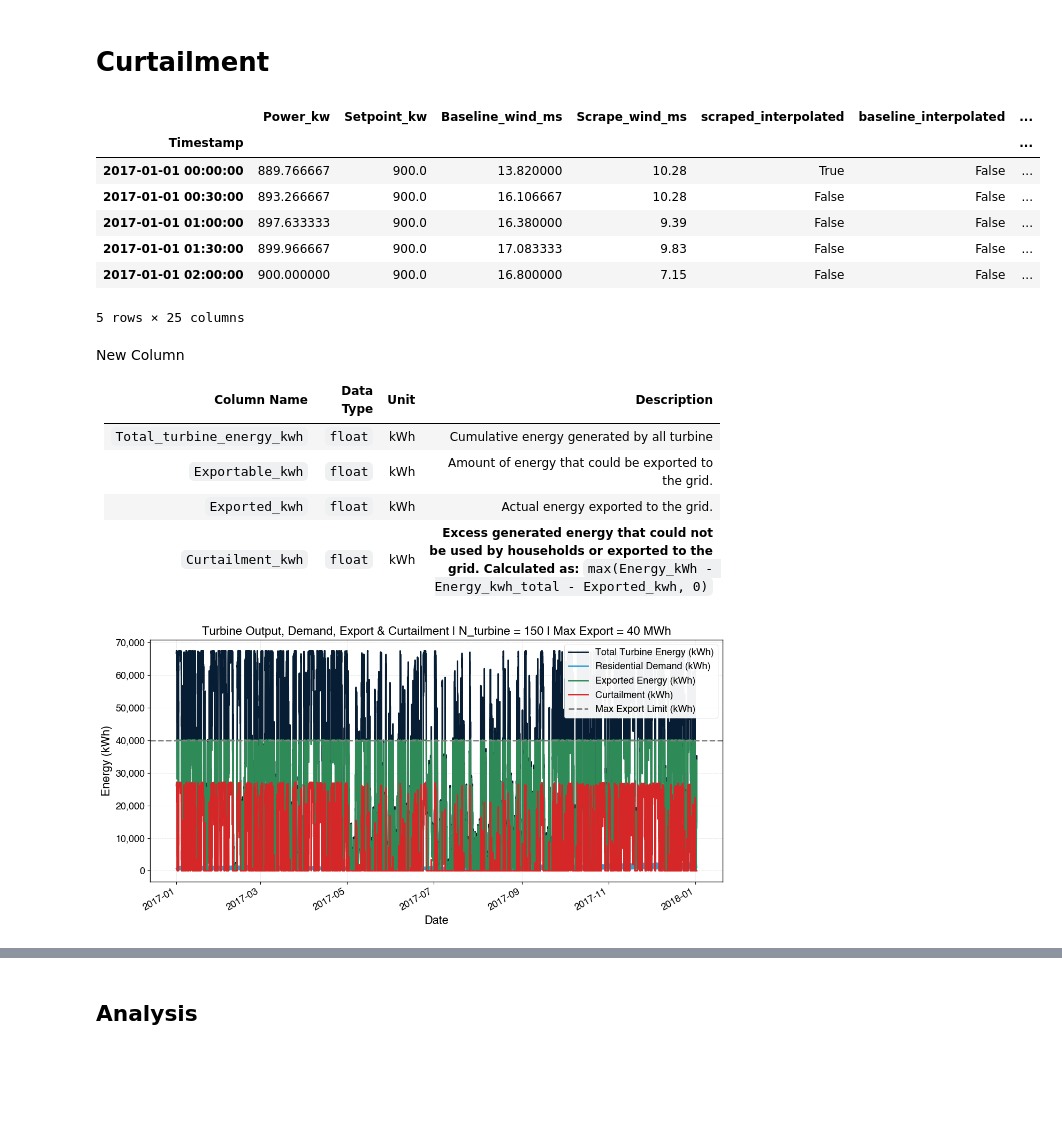
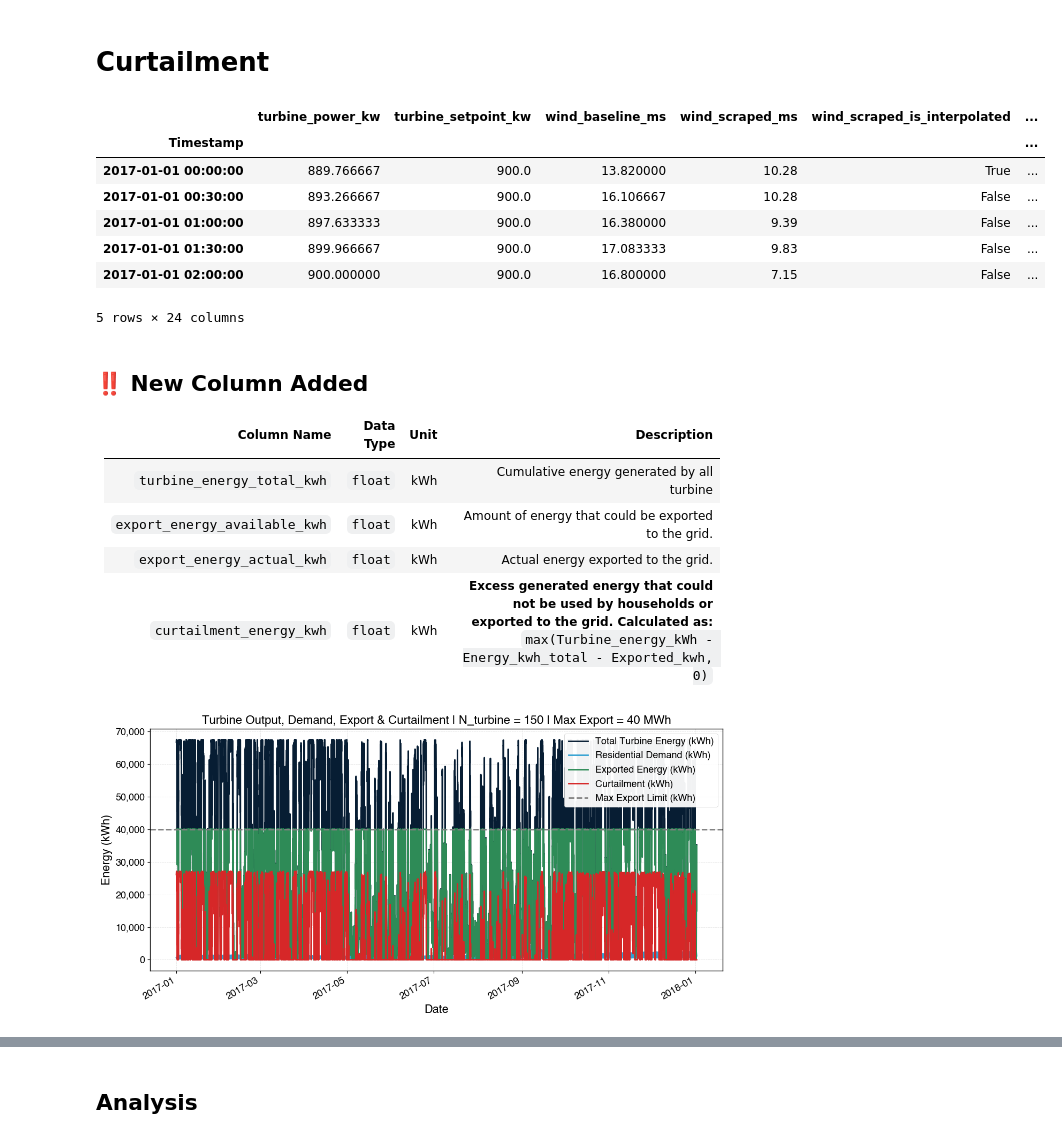
Before and after one commit to ryanabsar/AIB-Capstone-Project, a Jupyter notebook: 02_notebooks/95_Curtailment_Analysis.ipynb, the cells around one changed output, grey strips where cells are left out. Cells and saved outputs as stored; diff of their text form; code cells hidden in the pictures; blank space fills up the shorter version.

```diff
--- a/02_notebooks/95_Curtailment_Analysis.ipynb
+++ b/02_notebooks/95_Curtailment_Analysis.ipynb
@@ -49,8 +50,9 @@ SCRIPTS_PATH = PROJECT_ROOT / '03_scripts'
 # %%
 # Load turbine telemetry dataset
 ts_tt = pd.read_csv(PROCESSED_DATASET_PATH / '250411_turbine_telemetry_dataset_v1.csv', index_col=0)
+
+# set NaN values in Turbine_power_kw and Turbine_energy_kWh to 0
+ts_tt['turbine_power_kw'] = ts_tt['turbine_power_kw'].fillna(0)
+ts_tt['turbine_energy_kwh'] = ts_tt['turbine_energy_kwh'].fillna(0)
+
 ts_tt.head()
-
-# set NaN values in Final_power_kw and Energy_kWh to 0
-ts_tt['Final_power_kw'] = ts_tt['Final_power_kw'].fillna(0)
-ts_tt['Energy_kWh'] = ts_tt['Energy_kwh'].fillna(0)
@@ -77,8 +105,7 @@ ts_combined = ts_tt.merge(
     ts_rd,
     how='inner',
     left_index=True,
-    right_index=True,
-    suffixes=('_tt', '_rd')
+    right_index=True
 )
 
 ts_combined.index = pd.to_datetime(ts_combined.index)
@@ -97,43 +123,43 @@ ts_combined.head()
 # %%
 N_turbine = 150
 Max_export = 40 # MWh
 Max_export_kwh = Max_export * 1000 # kWh
 
-ts_combined['Total_turbine_energy_kwh'] = ts_combined['Energy_kwh'] * N_turbine
+ts_combined['turbine_energy_total_kwh'] = ts_combined['turbine_energy_kwh'] * N_turbine
 
-ts_combined['Exportable_kwh'] = (ts_combined['Total_turbine_energy_kwh'] - ts_combined['Energy_kwh_total']).clip(lower=0)
+ts_combined['export_energy_available_kwh'] = (ts_combined['turbine_energy_total_kwh'] - ts_combined['turbine_energy_kwh']).clip(lower=0)
 
-ts_combined['Exported_kwh'] = ts_combined['Exportable_kwh'].clip(upper=Max_export_kwh)
+ts_combined['export_energy_actual_kwh'] = ts_combined['export_energy_available_kwh'].clip(upper=Max_export_kwh)
 
-ts_combined['Curtailment_kwh'] = (ts_combined['Total_turbine_energy_kwh'] - ts_combined['Energy_kwh_total'] - ts_combined['Exported_kwh']).clip(lower=0)
+ts_combined['curtailment_energy_kwh'] = (ts_combined['turbine_energy_total_kwh'] - ts_combined['res_energy_total_kwh'] - ts_combined['export_energy_actual_kwh']).clip(lower=0)
 
 ts_combined.head()
 # %% [output]
-|  | Power_kw | Setpoint_kw | Baseline_wind_ms | Scrape_wind_ms | scraped_interpolated | baseline_interpolated | ... |
-| Timestamp |  |  |  |  |  |  | ... |
-| 2017-01-01 00:00:00 | 889.766667 | 900.0 | 13.820000 | 10.28 | True | False | ... |
-| 2017-01-01 00:30:00 | 893.266667 | 900.0 | 16.106667 | 10.28 | False | False | ... |
-| 2017-01-01 01:00:00 | 897.633333 | 900.0 | 16.380000 | 9.39 | False | False | ... |
-| 2017-01-01 01:30:00 | 899.966667 | 900.0 | 17.083333 | 9.83 | False | False | ... |
-| 2017-01-01 02:00:00 | 900.000000 | 900.0 | 16.800000 | 7.15 | False | False | ... |
+|  | turbine_power_kw | turbine_setpoint_kw | wind_baseline_ms | wind_scraped_ms | wind_scraped_is_interpolated | ... |
+| Timestamp |  |  |  |  |  | ... |
+| 2017-01-01 00:00:00 | 889.766667 | 900.0 | 13.820000 | 10.28 | True | ... |
+| 2017-01-01 00:30:00 | 893.266667 | 900.0 | 16.106667 | 10.28 | False | ... |
+| 2017-01-01 01:00:00 | 897.633333 | 900.0 | 16.380000 | 9.39 | False | ... |
+| 2017-01-01 01:30:00 | 899.966667 | 900.0 | 17.083333 | 9.83 | False | ... |
+| 2017-01-01 02:00:00 | 900.000000 | 900.0 | 16.800000 | 7.15 | False | ... |
-5 rows × 25 columns
+5 rows × 24 columns
 # %% [markdown]
-New Column
+## ‼️ New Column Added
 
 | Column Name                    | Data Type  | Unit | Description                                                                  |
 | ------------------------------ | ---------- | ---- | ---------------------------------------------------------------------------- |
-| `Total_turbine_energy_kwh`     | `float`    | kWh  | Cumulative energy generated by all turbine                                   |
-| `Exportable_kwh`               | `float`    | kWh  | Amount of energy that could be exported to the grid.                         |
-| `Exported_kwh`                 | `float`    | kWh  | Actual energy exported to the grid.                                          |
-| `Curtailment_kwh` | `float`   | kWh  | **Excess generated energy that could not be used by households or exported to the grid. Calculated as:** `max(Energy_kWh - Energy_kwh_total - Exported_kwh, 0)` |
+| `turbine_energy_total_kwh`     | `float`    | kWh  | Cumulative energy generated by all turbine                                   |
+| `export_energy_available_kwh`  | `float`    | kWh  | Amount of energy that could be exported to the grid.                         |
+| `export_energy_actual_kwh`     | `float`    | kWh  | Actual energy exported to the grid.                                          |
+| `curtailment_energy_kwh`       | `float`    | kWh  | **Excess generated energy that could not be used by households or exported to the grid. Calculated as:** `max(Turbine_energy_kWh - Energy_kwh_total - Exported_kwh, 0)` |
 # %%
 # Plot
 fig, ax = plt.subplots(figsize=(12, 6))
 
-ax.plot(ts_combined.index, ts_combined['Total_turbine_energy_kwh'], '-', color='#071D33', label='Total Turbine Energy (kWh)')
-ax.plot(ts_combined.index, ts_combined['Energy_kwh_total'], '-', color='#32A1D2', label='Residential Demand (kWh)')
-ax.plot(ts_combined.index, ts_combined['Exported_kwh'], '-', color='#2E8B57', label='Exported Energy (kWh)')  # SeaGreen
-ax.plot(ts_combined.index, ts_combined['Curtailment_kwh'], '-', color='#D62728', label='Curtailment (kWh)')  # Red
+ax.plot(ts_combined.index, ts_combined['turbine_energy_total_kwh'], '-', color='#071D33', label='Total Turbine Energy (kWh)')
+ax.plot(ts_combined.index, ts_combined['res_energy_total_kwh'], '-', color='#32A1D2', label='Residential Demand (kWh)')
+ax.plot(ts_combined.index, ts_combined['export_energy_actual_kwh'], '-', color='#2E8B57', label='Exported Energy (kWh)')  # SeaGreen
+ax.plot(ts_combined.index, ts_combined['curtailment_energy_kwh'], '-', color='#D62728', label='Curtailment (kWh)')  # Red
 ax.axhline(y=Max_export_kwh, color='gray', linestyle='--', label='Max Export Limit (kWh)')
 
 ax.set_title(f'Turbine Output, Demand, Export & Curtailment | N_turbine = {N_turbine} | Max Export = {Max_export} MWh', fontsize=16)
@@ -148,7 +174,7 @@ fig.autofmt_xdate()
 plt.tight_layout()
 plt.show()
 # %% [output]
-[figure, old version]
+[figure, new version]
 # %%
 # Plot Curtailment
 plt.figure(figsize=(12, 6))
```
Also changed, not shown: parts of 27 cells of this notebook, 4 other files.
